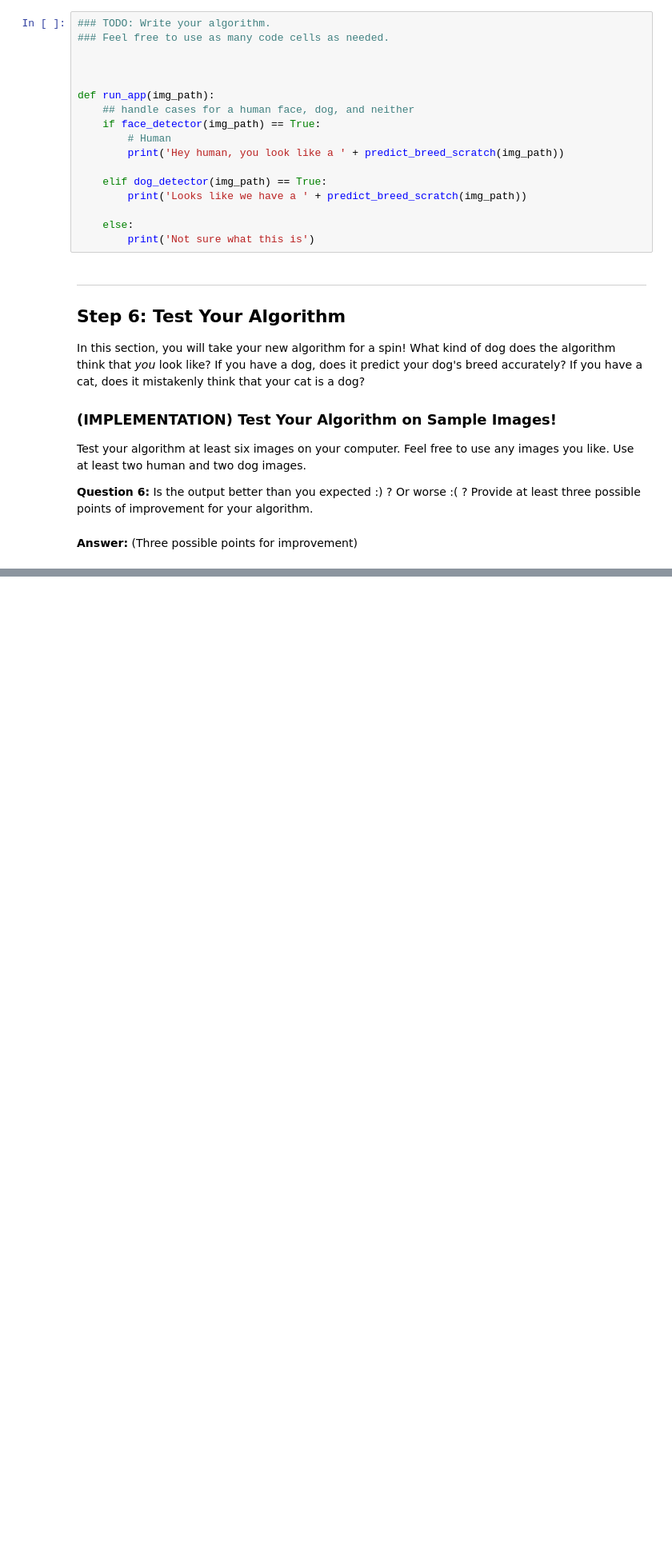
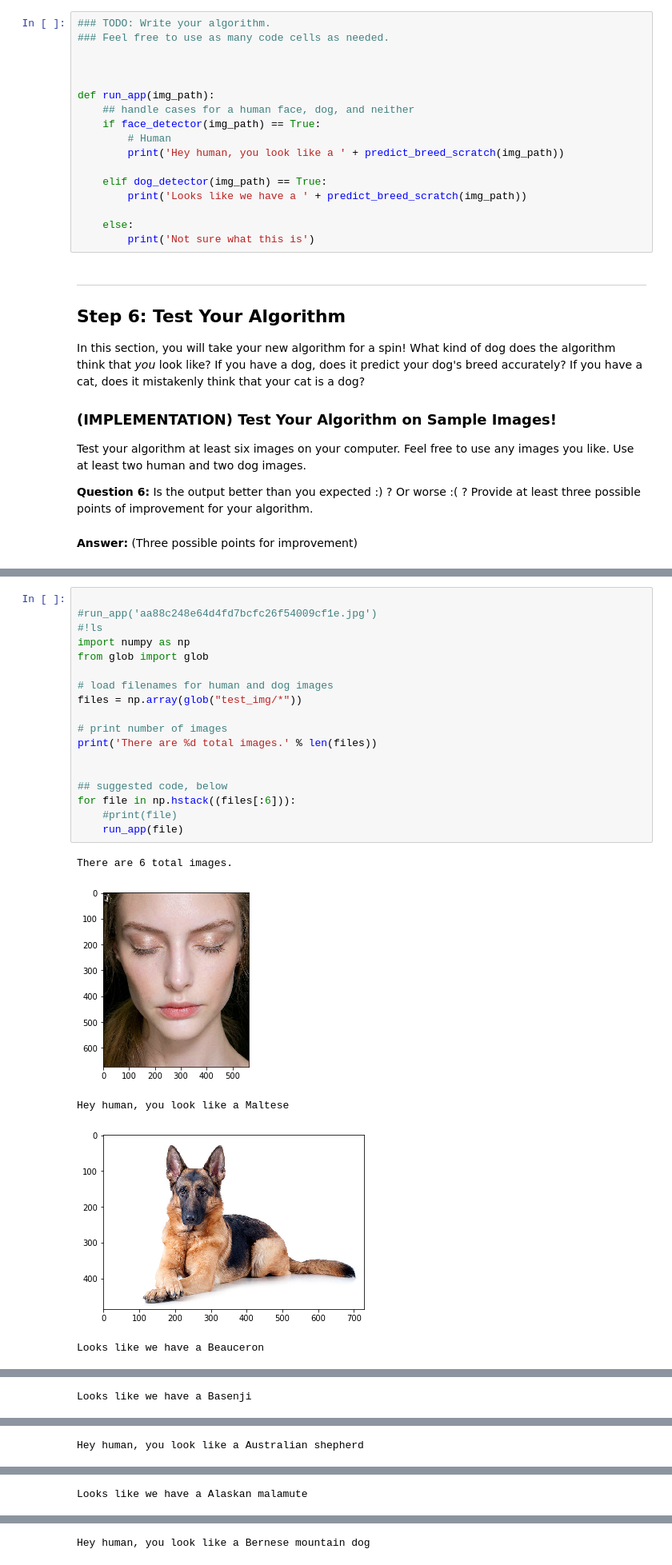
Before and after one commit to 91ns/deep-learning-nanodegree, a Jupyter notebook: CNNs/dog_app.ipynb, the cells around one changed output, grey strips where cells are left out. Shown at 80% size. Saved outputs shown, nothing was run; the diff lists cells and outputs as text; blank space fills up the shorter version.

```diff
--- a/CNNs/dog_app.ipynb
+++ b/CNNs/dog_app.ipynb
@@ -1067,3 +1065,27 @@ Looks like we have a Icelandic sheepdog
 [figure]
 Looks like we have a Belgian malinois
 ... (14 outputs left out)
+# %%
+
+#run_app('aa88c248e64d4fd7bcfc26f54009cf1e.jpg')
+#!ls
+import numpy as np
+from glob import glob
+
+# load filenames for human and dog images
+files = np.array(glob("test_img/*"))
+
+# print number of images
+print('There are %d total images.' % len(files))
+
+
+## suggested code, below
+for file in np.hstack((files[:6])):
+    #print(file)
+    run_app(file)
+# %% [output]
+There are 6 total images.
+[figure, added]
+Hey human, you look like a Maltese
+[figure, added]
+Looks like we have a Beauceron
@@ -1069,0 +1093 @@ Looks like we have a Belgian malinois
+Looks like we have a Basenji
@@ -1069,0 +1095 @@ Looks like we have a Belgian malinois
+Hey human, you look like a Australian shepherd
@@ -1069,0 +1097 @@ Looks like we have a Belgian malinois
+Looks like we have a Alaskan malamute
@@ -1069,0 +1099 @@ Looks like we have a Belgian malinois
+Hey human, you look like a Bernese mountain dog
```
Also changed, not shown: parts of 3 cells of this notebook.
